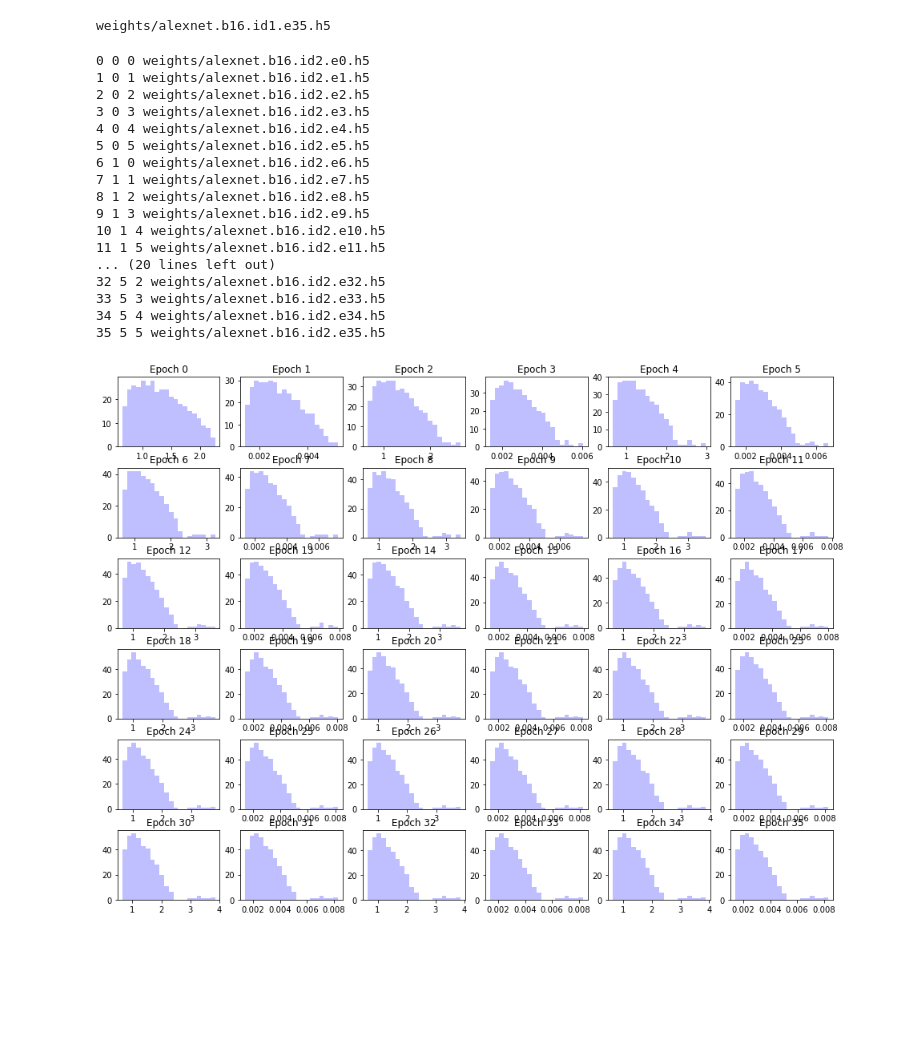
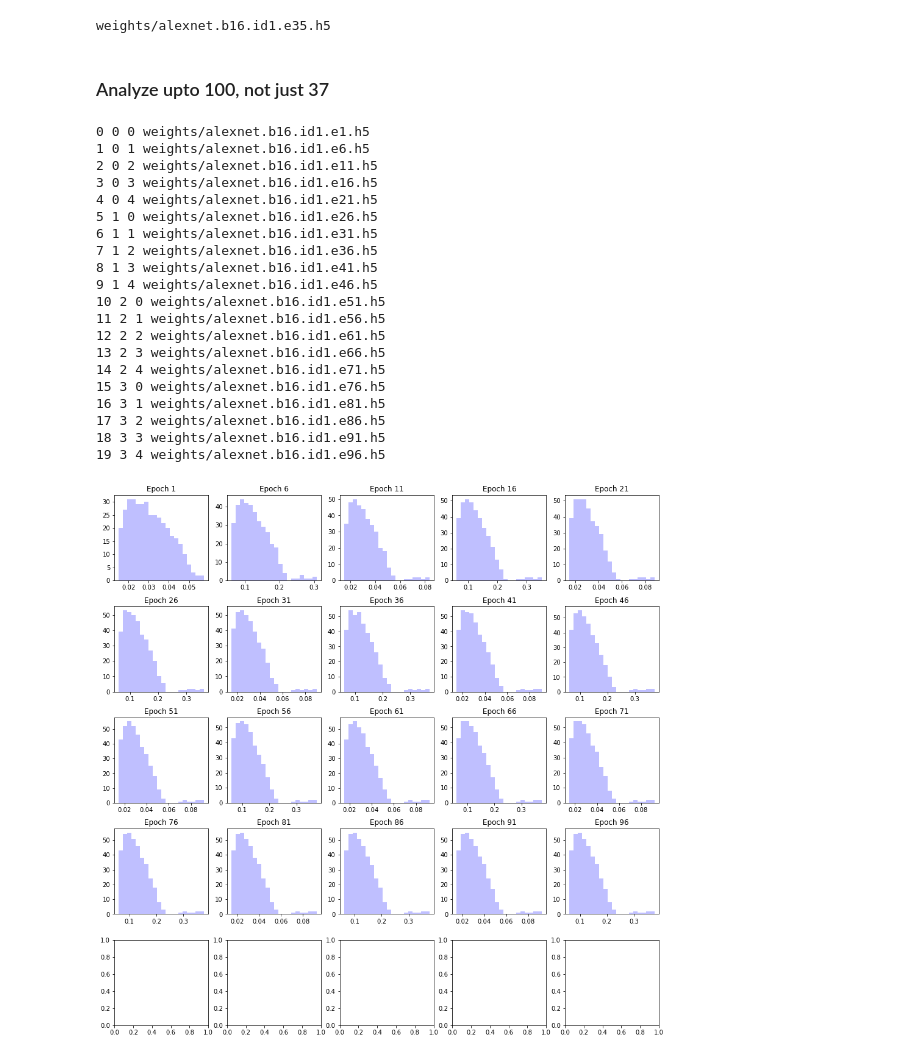
Before and after one commit to CalculatedContent/DLGeneralization, a Jupyter notebook: Mini Alexnet/AlexNet-Entropy-and-RMT-Analysis.ipynb, the cells around one changed output. Cells and saved outputs as stored; diff of their text form; code cells hidden in the pictures; blank space fills up the shorter version.

Commit message:
upto 100

```diff
--- a/Mini Alexnet/AlexNet-Entropy-and-RMT-Analysis.ipynb
+++ b/Mini Alexnet/AlexNet-Entropy-and-RMT-Analysis.ipynb
@@ -194,0 +275,10 @@ plt.title("Entropy as a function of Epoch for layers 7 and 8 in Mini Alexnet")
+# %%
+epochs1000 = np.arange(0,1000,10)
+entropies_w7, entropies_w8 = [], []
+for epoch in epochs1000:
+    modelfile = "weights/alexnet.b16.id{}.e{}.h5".format(1000,epoch)
+    model.load_weights(modelfile)
+    W7 = model.layers[7].get_weights()[0]
+    W8 = model.layers[8].get_weights()[0]
+    entropies_w7.append(matrix_entropy(W7, n=384))
+    entropies_w8.append(matrix_entropy(W8, n=192))
@@ -194,0 +353,13 @@ plt.title("Entropy as a function of Epoch for layers 7 and 8 in Mini Alexnet")
+# %%
+opt = SGD(lr=0.01, momentum=0.9)
+model.compile(loss='mse', optimizer=opt, metrics=['accuracy'])
+
+sess = tf.InteractiveSession()
+sess.run(tf.global_variables_initializer())
+# %%
+gen_accs = []
+for epoch in epochs1000[0:20]:
+    modelfile = "weights/alexnet.b16.id{}.e{}.h5".format(1000,epoch)
+    model.load_weights(modelfile)
+    acc =  model.evaluate(np.array(cifar10_test_images),np.array(cifar10_test_labels), batch_size=256)
+    gen_accs.append(acc[1])
@@ -198,52 +399,57 @@ plt.title("Entropy as a function of Epoch for layers 7 and 8 in Mini Alexnet")
 weights/alexnet.b16.id1.e35.h5
 # %%
 import matplotlib.pylab as pylab
-pylab.rcParams['figure.figsize'] = 16, 12
+pylab.rcParams['figure.figsize'] = 16, 16
+# %% [markdown]
+### Analyze upto 100, not just 37
 # %%
-f, axes = plt.subplots(6, 6)
+f, axes = plt.subplots(5,5)
 
-for idx, epoch in enumerate(np.arange(0,36)):
+for idx, epoch in enumerate(np.arange(1,100,5)):
     eigenvalues = []
 
     #for run_id in [1]:
     modelfile = "weights/alexnet.b16.id{}.e{}.h5".format(run_id,epoch)
     model.load_weights(modelfile)
     W7 = model.layers[7].get_weights()[0]
     n=384
     W = W7 / np.linalg.norm(W)
     svd = TruncatedSVD(n_components=n-1, n_iter=7, random_state=10)
     svd.fit(W)
     sv = svd.singular_values_
     eigenvalues.append(sv*sv)
 
-    iay = idx % 6
-    iax = int(idx / 6)
+    iay = idx % 5
+    iax = int(idx / 5)
 
     print(idx, iax, iay, modelfile)
     subplot = axes[iax,iay]
     subplot.hist(eigenvalues, bins=20, alpha=0.25, color='blue');
     subplot.set_title("Epoch {}".format(epoch));
 
 
 f.subplots_adjust(hspace=0.3)
 plt.show()
 # %% [output]
-0 0 0 weights/alexnet.b16.id2.e0.h5
-1 0 1 weights/alexnet.b16.id2.e1.h5
-2 0 2 weights/alexnet.b16.id2.e2.h5
-3 0 3 weights/alexnet.b16.id2.e3.h5
-4 0 4 weights/alexnet.b16.id2.e4.h5
-5 0 5 weights/alexnet.b16.id2.e5.h5
-6 1 0 weights/alexnet.b16.id2.e6.h5
-7 1 1 weights/alexnet.b16.id2.e7.h5
-8 1 2 weights/alexnet.b16.id2.e8.h5
-9 1 3 weights/alexnet.b16.id2.e9.h5
-10 1 4 weights/alexnet.b16.id2.e10.h5
-11 1 5 weights/alexnet.b16.id2.e11.h5
-... (20 lines left out)
-32 5 2 weights/alexnet.b16.id2.e32.h5
-33 5 3 weights/alexnet.b16.id2.e33.h5
-34 5 4 weights/alexnet.b16.id2.e34.h5
-35 5 5 weights/alexnet.b16.id2.e35.h5
+0 0 0 weights/alexnet.b16.id1.e1.h5
+1 0 1 weights/alexnet.b16.id1.e6.h5
+2 0 2 weights/alexnet.b16.id1.e11.h5
+3 0 3 weights/alexnet.b16.id1.e16.h5
+4 0 4 weights/alexnet.b16.id1.e21.h5
+5 1 0 weights/alexnet.b16.id1.e26.h5
+6 1 1 weights/alexnet.b16.id1.e31.h5
+7 1 2 weights/alexnet.b16.id1.e36.h5
+8 1 3 weights/alexnet.b16.id1.e41.h5
+9 1 4 weights/alexnet.b16.id1.e46.h5
+10 2 0 weights/alexnet.b16.id1.e51.h5
+11 2 1 weights/alexnet.b16.id1.e56.h5
+12 2 2 weights/alexnet.b16.id1.e61.h5
+13 2 3 weights/alexnet.b16.id1.e66.h5
+14 2 4 weights/alexnet.b16.id1.e71.h5
+15 3 0 weights/alexnet.b16.id1.e76.h5
+16 3 1 weights/alexnet.b16.id1.e81.h5
+17 3 2 weights/alexnet.b16.id1.e86.h5
+18 3 3 weights/alexnet.b16.id1.e91.h5
+19 3 4 weights/alexnet.b16.id1.e96.h5
-[figure, old version]
+[figure, new version]
 # %%
```
Also changed, not shown: parts of 33 cells of this notebook.
